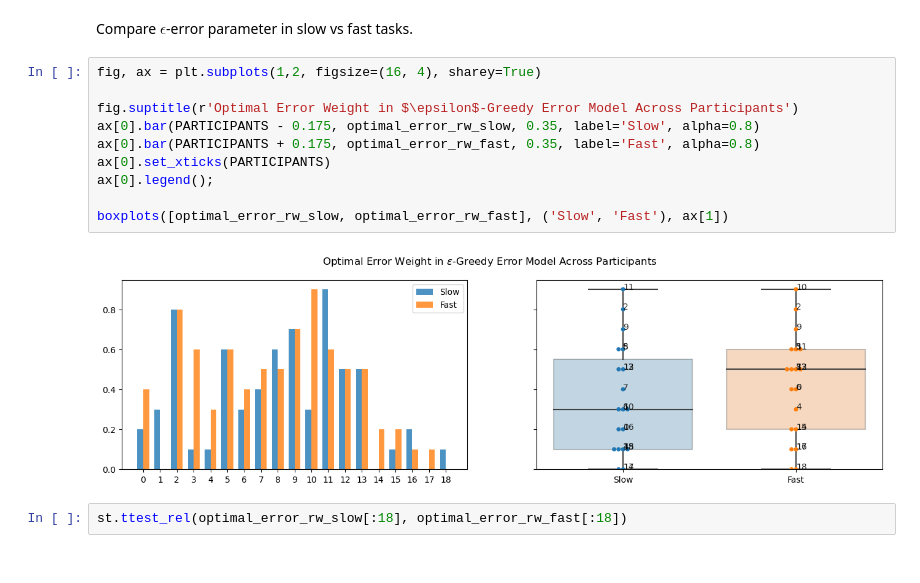
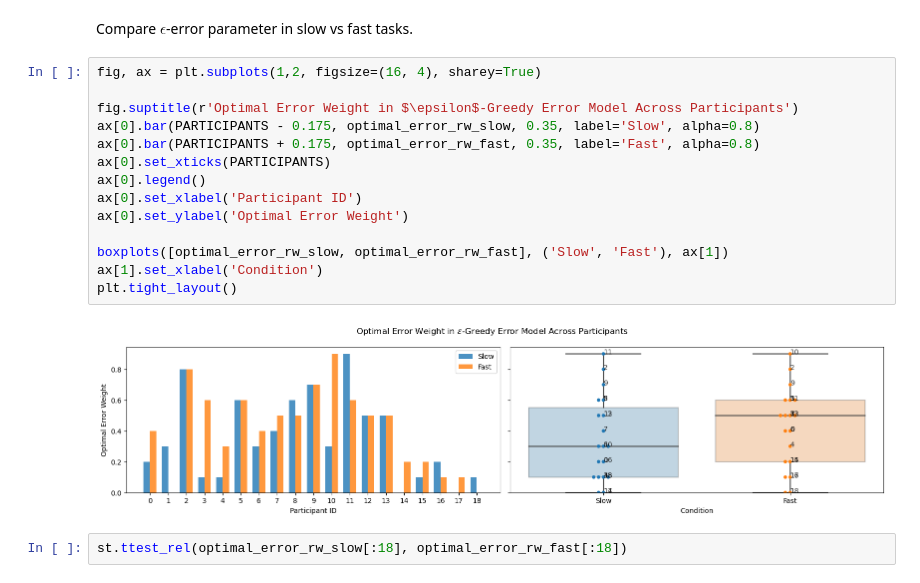
Before and after one commit to pulkitgoyal56/CCCP, a Jupyter notebook: CCCP.ipynb, the cells around one changed output. Cells and saved outputs as stored; diff of their text form.

```diff
--- a/CCCP.ipynb
+++ b/CCCP.ipynb
@@ -468,15 +474,19 @@ Compare $\epsilon$-error parameter in slow vs fast tasks.
 # %%
 fig, ax = plt.subplots(1,2, figsize=(16, 4), sharey=True)
 
 fig.suptitle(r'Optimal Error Weight in $\epsilon$-Greedy Error Model Across Participants')
 ax[0].bar(PARTICIPANTS - 0.175, optimal_error_rw_slow, 0.35, label='Slow', alpha=0.8)
 ax[0].bar(PARTICIPANTS + 0.175, optimal_error_rw_fast, 0.35, label='Fast', alpha=0.8)
 ax[0].set_xticks(PARTICIPANTS)
-ax[0].legend();
+ax[0].legend()
+ax[0].set_xlabel('Participant ID')
+ax[0].set_ylabel('Optimal Error Weight')
 
 boxplots([optimal_error_rw_slow, optimal_error_rw_fast], ('Slow', 'Fast'), ax[1])
+ax[1].set_xlabel('Condition')
+plt.tight_layout()
 # %% [output]
-[figure, old version]
+[figure, new version]
 # %%
 st.ttest_rel(optimal_error_rw_slow[:18], optimal_error_rw_fast[:18])
 # %% [output]
```
Also changed, not shown: parts of 9 cells of this notebook.
